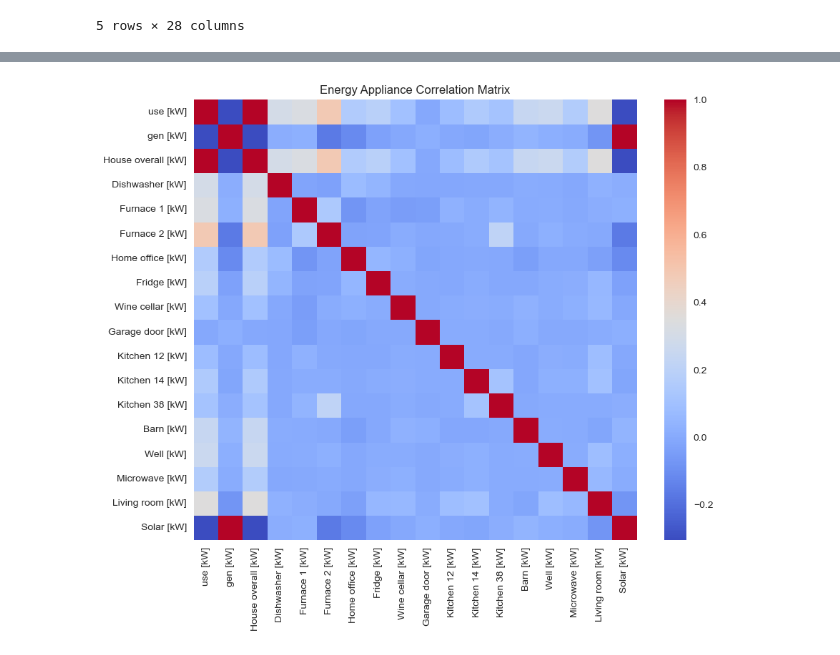
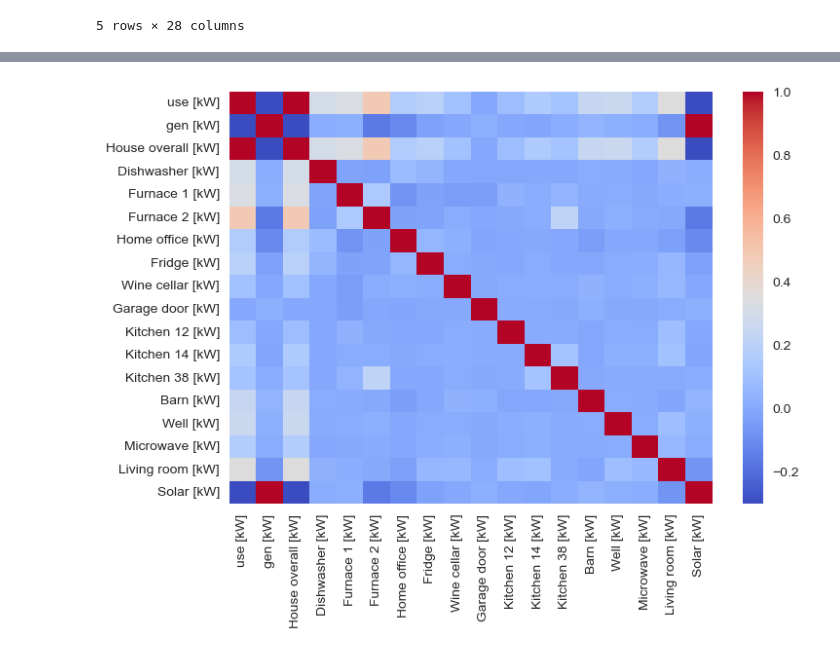
Before and after one commit to mailech/SmartEnergy-Consumption, a Jupyter notebook: Data.ipynb, the cells around one changed output, grey strips where cells are left out. Cells and saved outputs as stored; diff of their text form; code cells hidden in the pictures.

```diff
--- a/Data.ipynb
+++ b/Data.ipynb
@@ -3,11 +3,5 @@ import pandas as pd
 import numpy as np
 import matplotlib.pyplot as plt
 import seaborn as sns
-
-from sklearn.preprocessing import MinMaxScaler
-from sklearn.linear_model import LinearRegression
-from sklearn.metrics import mean_squared_error, r2_score
-
-plt.style.use("seaborn-v0_8")
 # %%
 df = pd.read_csv("HomeC.csv")
@@ -109,0 +84,3 @@ plt.show()
+# %%
+df['Kitchen_%'] = (df['Kitchen_Total'] / df['House overall [kW]']) * 100
+df['Kitchen_%'].describe()
@@ -110,9 +97,6 @@ plt.show()
 # %%
-energy_columns = [col for col in df.columns if '[kW]' in col]
-
-plt.figure(figsize=(10,8))
-sns.heatmap(df[energy_columns].corr(), cmap='coolwarm')
-plt.title("Energy Appliance Correlation Matrix")
+energy_cols = [col for col in df.columns if '[kW]' in col]
+sns.heatmap(df[energy_cols].corr(), cmap='coolwarm')
 plt.show()
 # %% [output]
-[figure, old version]
+[figure, new version]
```
Also changed, not shown: parts of 21 cells of this notebook, 2 other files.
